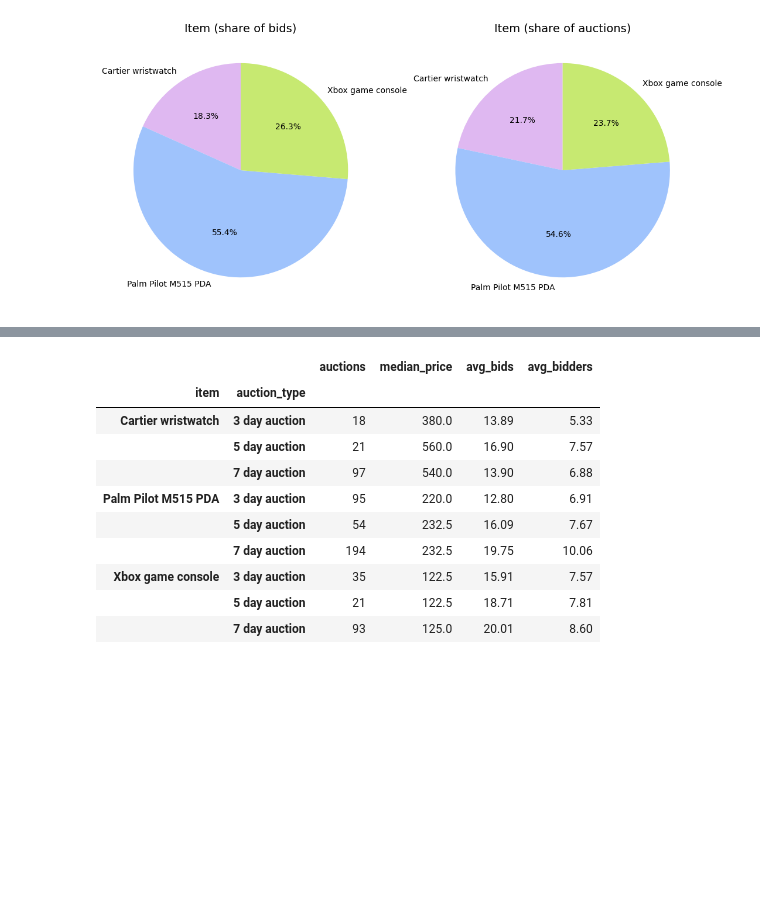
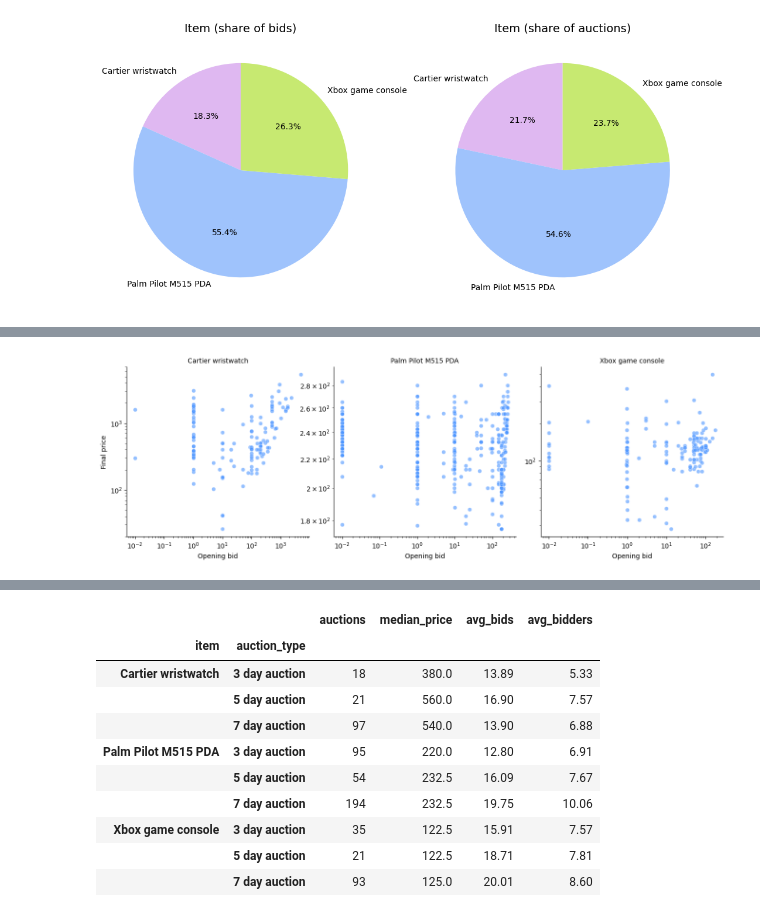
Before and after one commit to mariaaammm/BidNow_Data, a Jupyter notebook: notebooks/eda.ipynb, the cells around one changed output, grey strips where cells are left out. Drawn from its saved outputs; the diff is of its cells as text; code cells hidden in the pictures; blank space fills up the shorter version.

```diff
--- a/notebooks/eda.ipynb
+++ b/notebooks/eda.ipynb
@@ -480,0 +559,12 @@ plt.show()
+# %%
+# Opening bid against final price for each item (log scale on both axes)
+g = sns.FacetGrid(auctions, col='item', sharex=False, sharey=False, height=4.5, aspect=1.0)
+g.map_dataframe(sns.scatterplot, x='openbid', y='price', alpha=0.6, color='#4D96FF')
+for ax in g.axes.flat:
+    ax.set_xscale('log')
+    ax.set_yscale('log')
+g.set_titles('{col_name}')
+g.set_axis_labels('Opening bid', 'Final price')
+plt.show()
+# %% [output]
+[figure, added]
```
Also changed, not shown: parts of 17 cells of this notebook, 11 other files.
